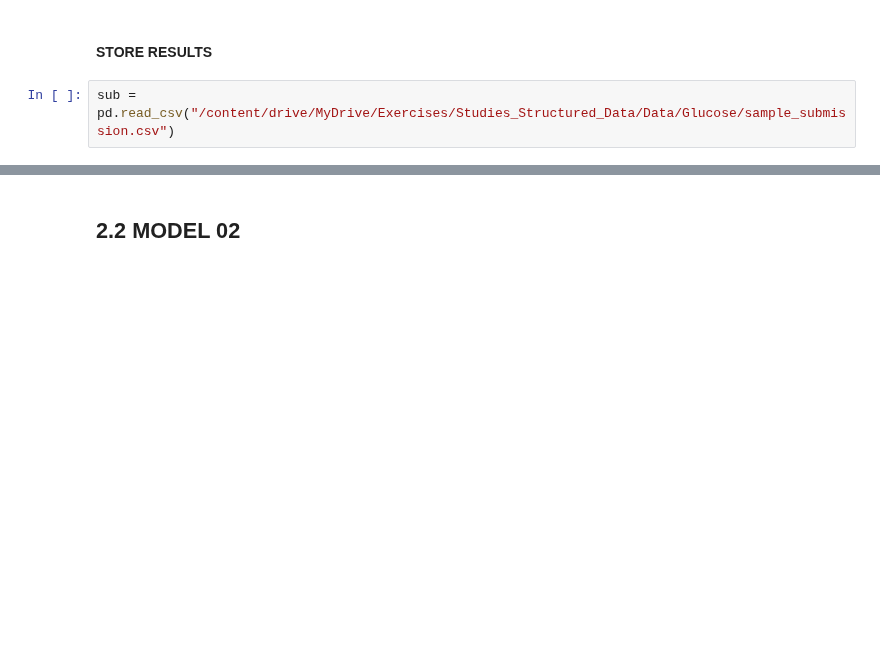
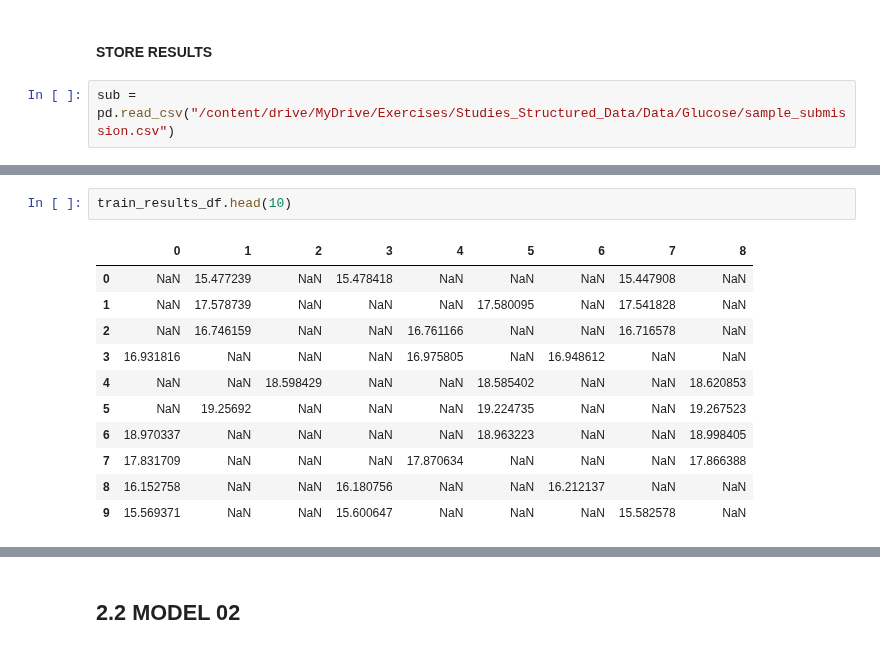
Before and after one commit to fabriziobasso/Colab_backup, a Jupyter notebook: File_00_NN_ext.ipynb, the cells around one changed output, grey strips where cells are left out. Drawn from its saved outputs; the diff is of its cells as text; blank space fills up the shorter version.

```diff
--- a/File_00_NN_ext.ipynb
+++ b/File_00_NN_ext.ipynb
@@ -1225,5 +1165,19 @@ dtype: int64
 id         0
 bg+1:00    0
 dtype: int64
+# %%
+train_results_df.head(10)
+# %% [output]
+|  | 0 | 1 | 2 | 3 | 4 | 5 | 6 | 7 | 8 |
+| 0 | NaN | 15.477239 | NaN | 15.478418 | NaN | NaN | NaN | 15.447908 | NaN |
+| 1 | NaN | 17.578739 | NaN | NaN | NaN | 17.580095 | NaN | 17.541828 | NaN |
+| 2 | NaN | 16.746159 | NaN | NaN | 16.761166 | NaN | NaN | 16.716578 | NaN |
+| 3 | 16.931816 | NaN | NaN | NaN | 16.975805 | NaN | 16.948612 | NaN | NaN |
+| 4 | NaN | NaN | 18.598429 | NaN | NaN | 18.585402 | NaN | NaN | 18.620853 |
+| 5 | NaN | 19.25692 | NaN | NaN | NaN | 19.224735 | NaN | NaN | 19.267523 |
+| 6 | 18.970337 | NaN | NaN | NaN | NaN | 18.963223 | NaN | NaN | 18.998405 |
+| 7 | 17.831709 | NaN | NaN | NaN | 17.870634 | NaN | NaN | NaN | 17.866388 |
+| 8 | 16.152758 | NaN | NaN | 16.180756 | NaN | NaN | 16.212137 | NaN | NaN |
+| 9 | 15.569371 | NaN | NaN | 15.600647 | NaN | NaN | NaN | 15.582578 | NaN |
 # %%
 train_results_df["average"] = train_results_df.mean(axis=1)
```
Also changed, not shown: parts of 31 cells of this notebook.
